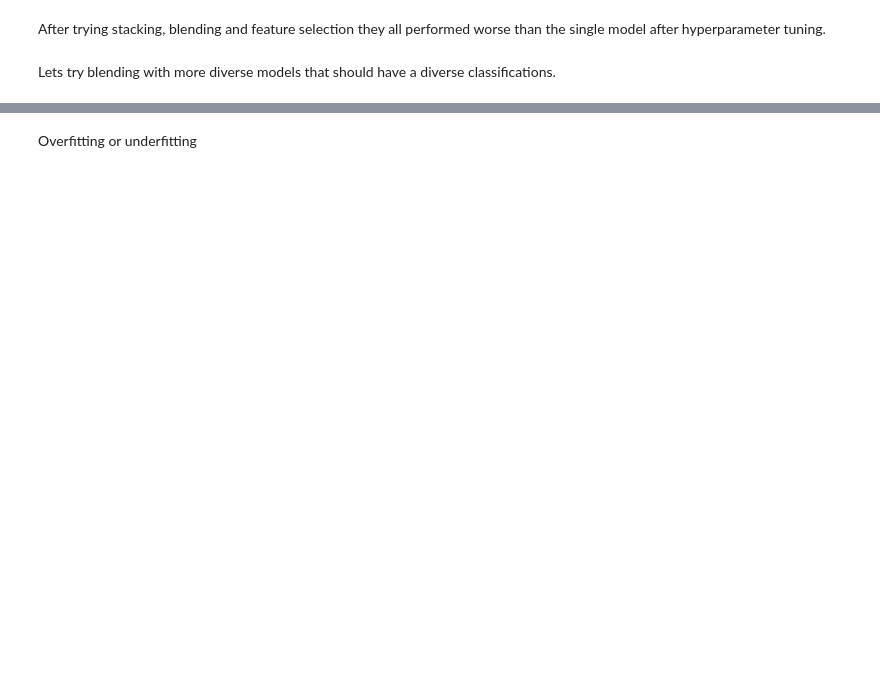
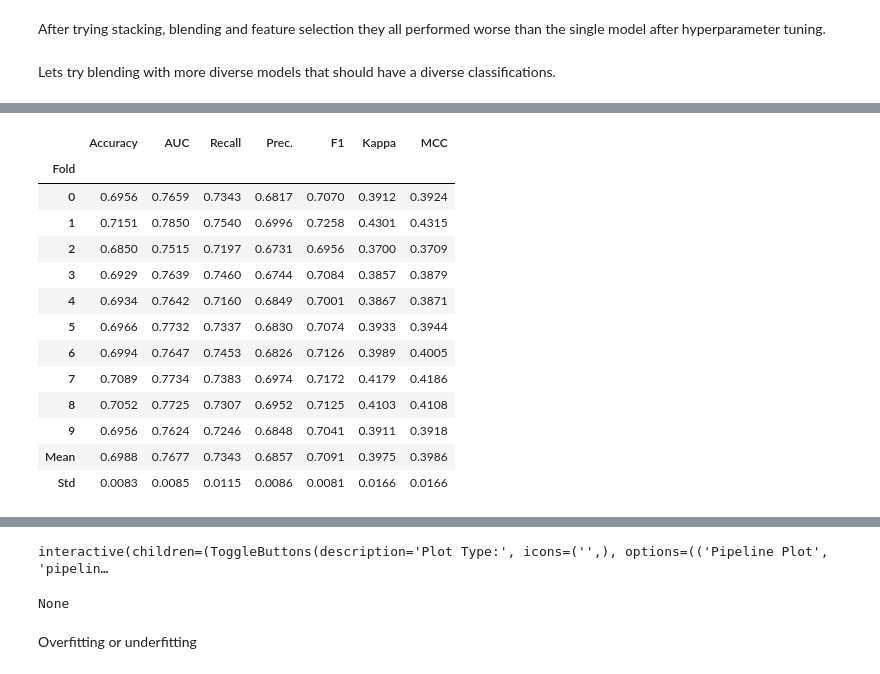
Before and after one commit to jan-ba/ml-diabetes-prediction, a Jupyter notebook: predict_diabetes.ipynb, the cells around one changed output, grey strips where cells are left out. Cells and saved outputs as stored; diff of their text form; code cells hidden in the pictures; blank space fills up the shorter version.

```diff
--- a/predict_diabetes.ipynb
+++ b/predict_diabetes.ipynb
@@ -447,0 +422,4 @@ None
+# %%
+stacked_model_custom = s.stack_models(estimator_list=[tuned_models[0],tuned_models[1],tuned_models[2]])
+print(evaluate_model(stacked_model_custom))
+# %% [output]
@@ -447,0 +427,14 @@ None
+|  | Accuracy | AUC | Recall | Prec. | F1 | Kappa | MCC |
+| Fold |  |  |  |  |  |  |  |
+| 0 | 0.6956 | 0.7659 | 0.7343 | 0.6817 | 0.7070 | 0.3912 | 0.3924 |
+| 1 | 0.7151 | 0.7850 | 0.7540 | 0.6996 | 0.7258 | 0.4301 | 0.4315 |
+| 2 | 0.6850 | 0.7515 | 0.7197 | 0.6731 | 0.6956 | 0.3700 | 0.3709 |
+| 3 | 0.6929 | 0.7639 | 0.7460 | 0.6744 | 0.7084 | 0.3857 | 0.3879 |
+| 4 | 0.6934 | 0.7642 | 0.7160 | 0.6849 | 0.7001 | 0.3867 | 0.3871 |
+| 5 | 0.6966 | 0.7732 | 0.7337 | 0.6830 | 0.7074 | 0.3933 | 0.3944 |
+| 6 | 0.6994 | 0.7647 | 0.7453 | 0.6826 | 0.7126 | 0.3989 | 0.4005 |
+| 7 | 0.7089 | 0.7734 | 0.7383 | 0.6974 | 0.7172 | 0.4179 | 0.4186 |
+| 8 | 0.7052 | 0.7725 | 0.7307 | 0.6952 | 0.7125 | 0.4103 | 0.4108 |
+| 9 | 0.6956 | 0.7624 | 0.7246 | 0.6848 | 0.7041 | 0.3911 | 0.3918 |
+| Mean | 0.6988 | 0.7677 | 0.7343 | 0.6857 | 0.7091 | 0.3975 | 0.3986 |
+| Std | 0.0083 | 0.0085 | 0.0115 | 0.0086 | 0.0081 | 0.0166 | 0.0166 |
@@ -448,3 +442,5 @@ None
+interactive(children=(ToggleButtons(description='Plot Type:', icons=('',), options=(('Pipeline Plot', 'pipelin…
+None
 # %% [markdown]
 Overfitting or underfitting
 # %%
```
Also changed, not shown: parts of 4 cells of this notebook, 3 other files.
